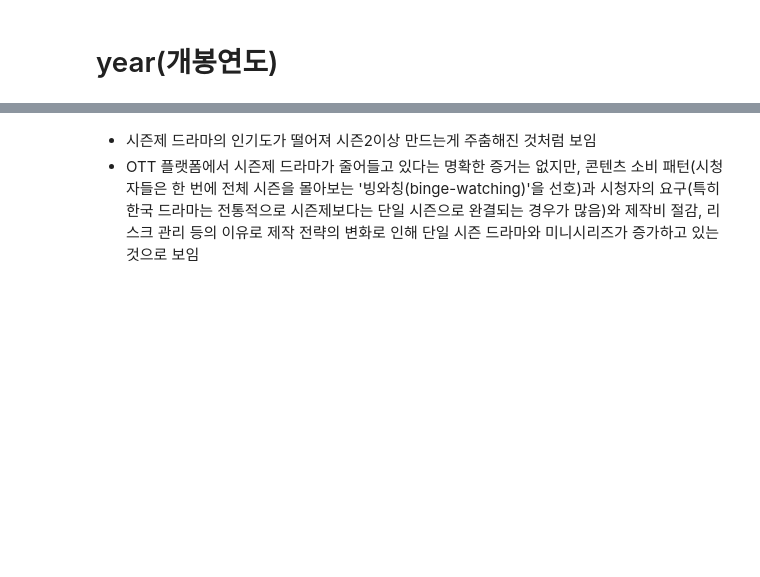
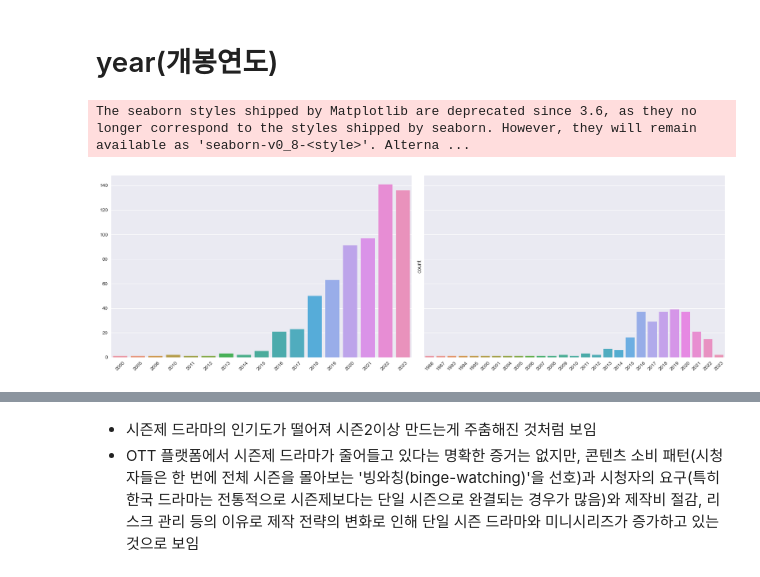
Before and after one commit to ML-project-3/ML_project, a Jupyter notebook: eda/s1s2_eda.ipynb, the cells around one changed output, grey strips where cells are left out. Saved outputs shown, nothing was run; the diff lists cells and outputs as text; code cells hidden in the pictures; blank space fills up the shorter version.

```diff
--- a/eda/s1s2_eda.ipynb
+++ b/eda/s1s2_eda.ipynb
@@ -341,6 +380,54 @@ fig.show()
 - 시즌2개 이상이 있는 드라마가 runtime이 짧음
 # %% [markdown]
 # year(개봉연도)
+# %%
+import matplotlib.pyplot as plt
+import seaborn as sns
+import matplotlib.font_manager as fm
+
+# 설치된 폰트 목록에서 'Malgun Gothic' 찾기
+font_path = None
+for font in fm.findSystemFonts():
+    if 'malgun' in font.lower():
+        font_path = font
+        break
+
+if font_path:
+    fontprop = fm.FontProperties(fname=font_path)
+    plt.rc('font', family=fontprop.get_name())
+else:
+    print("폰트를 찾을 수 없습니다. 폰트 경로를 확인하세요.")
+
+# 그래프 스타일 설정
+plt.style.use('seaborn')
+
+# 그래프 그리기
+fig, axes = plt.subplots(1, 2, figsize=(18, 6), sharey=True)
+
+# subplot 1: df_1
+sns.countplot(data=df_1, x='year', ax=axes[0])
+axes[0].set_title('')
+axes[0].set_xlabel('')
+axes[0].set_ylabel('')
+axes[0].tick_params(axis='x', rotation=45)
+
+# subplot 2: df_2
+sns.countplot(data=df_2, x='year', ax=axes[1])
+axes[1].set_title('')
+axes[1].set_xlabel('')
+axes[1].tick_params(axis='x', rotation=45)
+
+# 전체 그래프의 제목 설정
+fig.suptitle('', fontsize=16)
+
+# 그래프 간 간격 조정
+plt.tight_layout()
+
+# 그래프 출력
+plt.show()
+# %% [output]
+The seaborn styles shipped by Matplotlib are deprecated since 3.6, as they no longer correspond to the styles shipped by seaborn. However, they will remain available as 'seaborn-v0_8-<style>'. Alterna ...
+[figure, added]
 # %%
 # 그래프 스타일 설정
 plt.style.use('seaborn')
```
Also changed, not shown: parts of 13 cells of this notebook, 3 other files.
